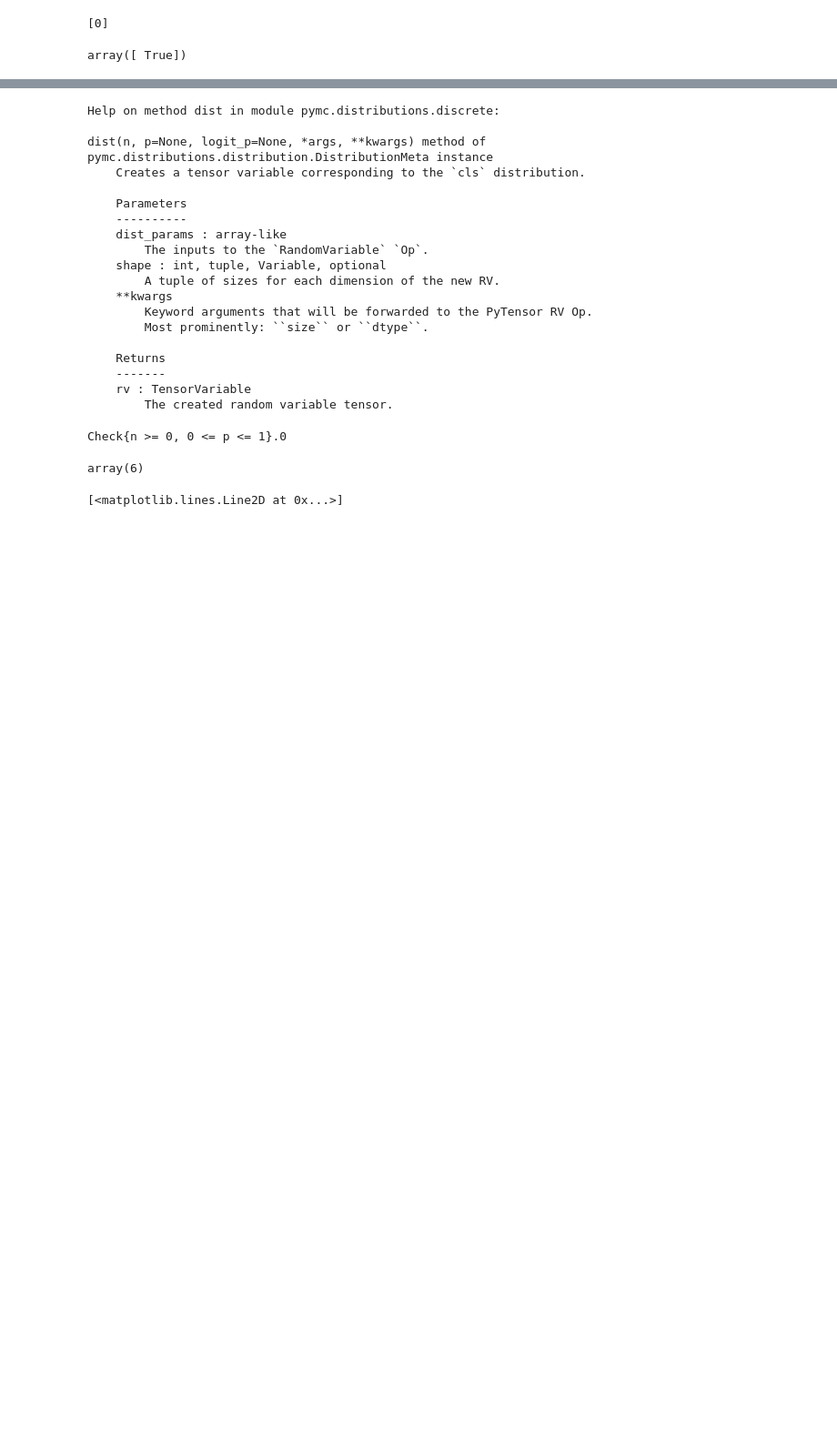
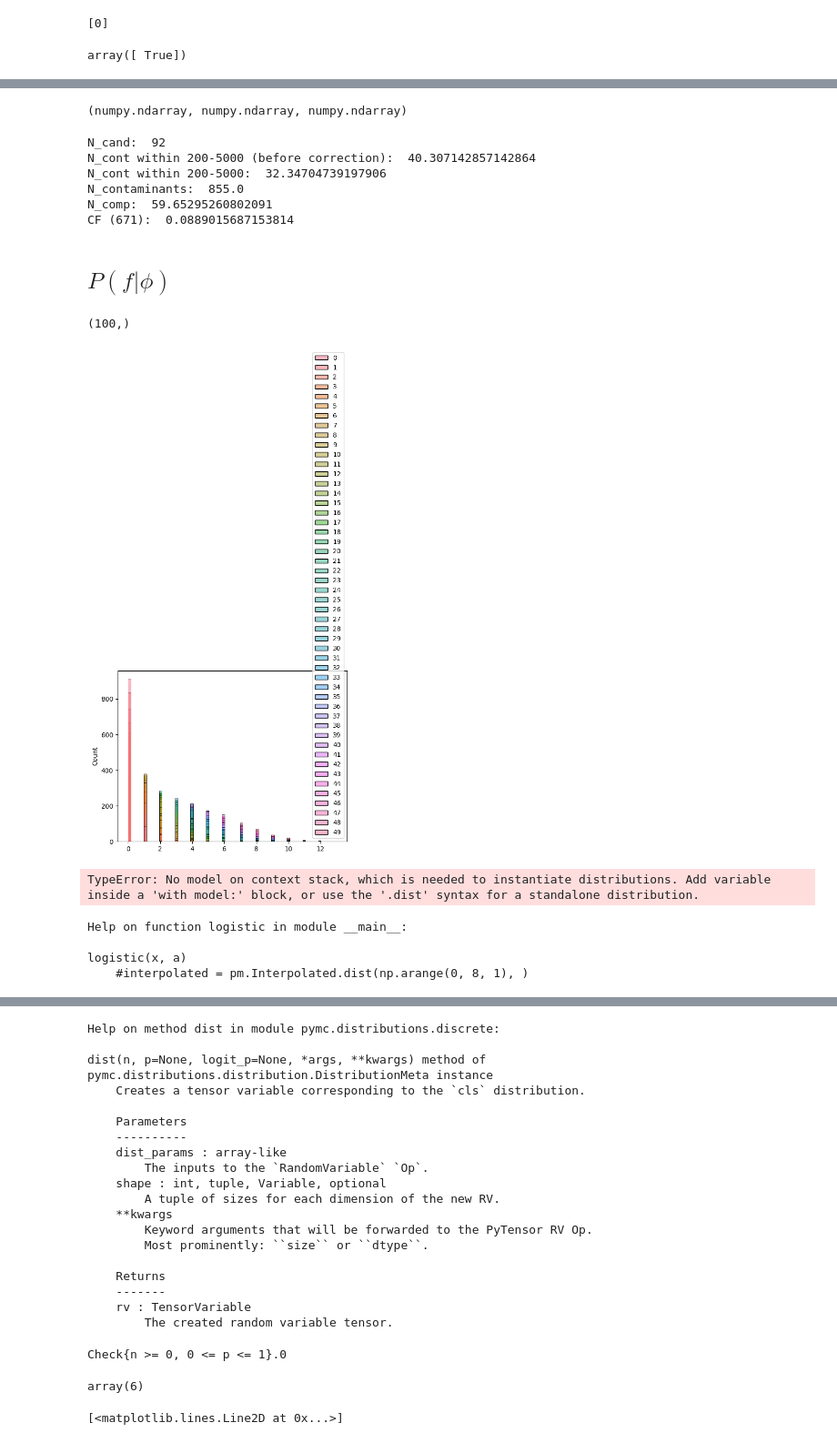
Before and after one commit to PrabhaniR/Artificial_Star_Test, a Jupyter notebook: CF.ipynb, the cells around one changed output, grey strips where cells are left out. Shown at 91% size. Cells and saved outputs as stored; diff of their text form; code cells hidden in the pictures; blank space fills up the shorter version.

```diff
--- a/CF.ipynb
+++ b/CF.ipynb
@@ -568,0 +669,13 @@ import pymc as pm
+# %%
+type(ra_f2), type(m_f2), type(i_yso)
+# %% [output]
+(numpy.ndarray, numpy.ndarray, numpy.ndarray)
+# %%
+dmag, R, dist, cmag, sig_bins, bin_count,  = CF(ra_f2, dec_f2, m_f2, i_yso)
+# %% [output]
+N_cand:  92
+N_cont within 200-5000 (before correction):  40.307142857142864
+N_cont within 200-5000:  32.34704739197906
+N_contaminants:  855.0
+N_comp:  59.65295260802091
+CF (671):  0.0889015687153814
@@ -568,0 +686,16 @@ import pymc as pm
+# %% [markdown]
+## $P(f | \phi)$
+# %%
+# Draw samples for one variable
+with pm.Model():
+    x = pm.Poisson("hist_try", )
+x_draws = pm.draw(x, draws=100)
+print(x_draws.shape)
+# %% [output]
+(100,)
+# %%
+#x = pm.Gamma.dist(alpha=2, beta=1)
+x_draws = pm.draw(hist_try, draws=1000)
+sns.histplot(x_draws);
+# %% [output]
+[figure, added]
@@ -568,0 +716,4 @@ import pymc as pm
+# %%
+pm.Poisson('pois_hist', mu=0.5).dist(x)
+# %% [output]
+TypeError: No model on context stack, which is needed to instantiate distributions. Add variable inside a 'with model:' block, or use the '.dist' syntax for a standalone distribution.
@@ -568,0 +722,7 @@ import pymc as pm
+# %%
+help(logistic.)
+# %% [output]
+Help on function logistic in module __main__:
+
+logistic(x, a)
+    #interpolated = pm.Interpolated.dist(np.arange(0, 8, 1), )
```
Also changed, not shown: parts of 79 cells of this notebook.
